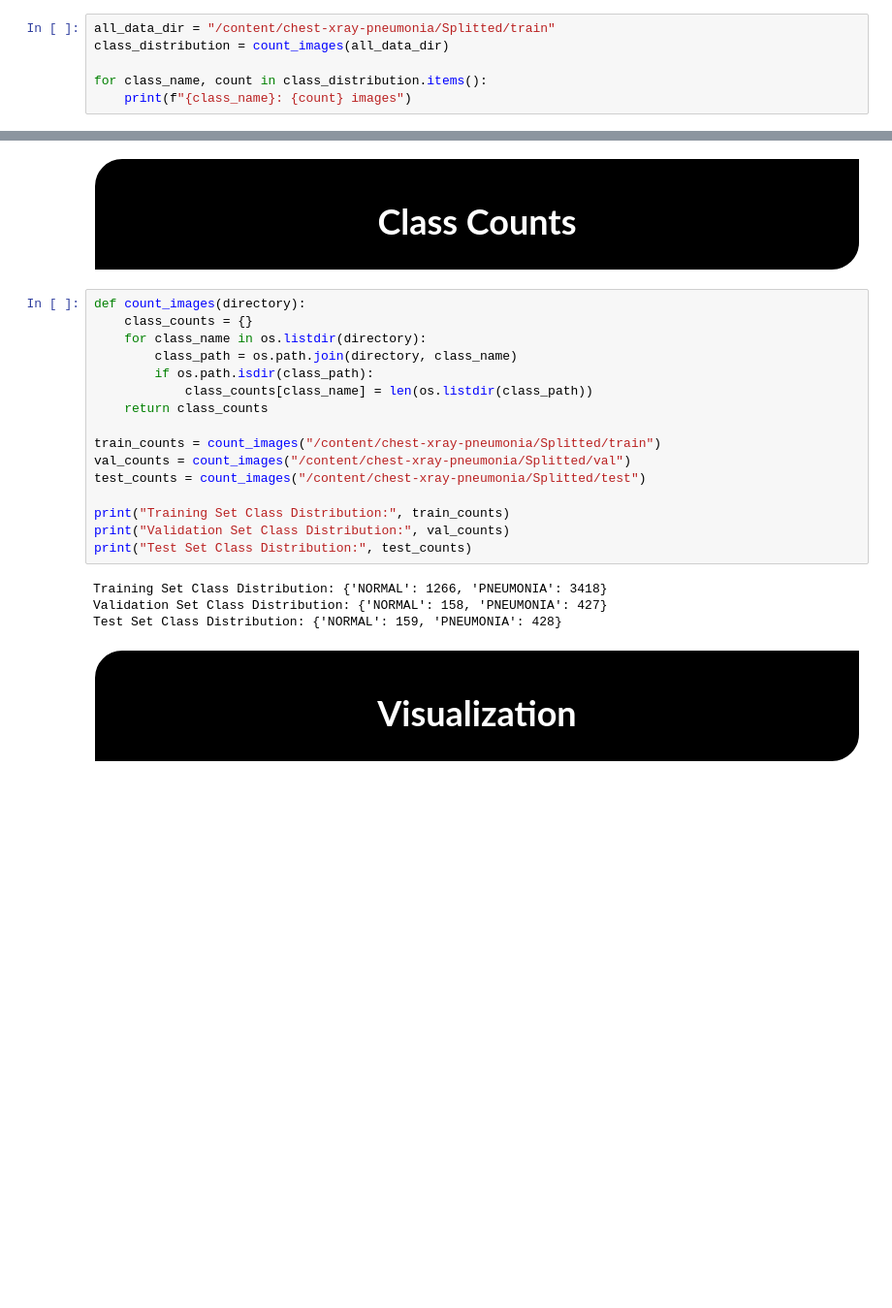
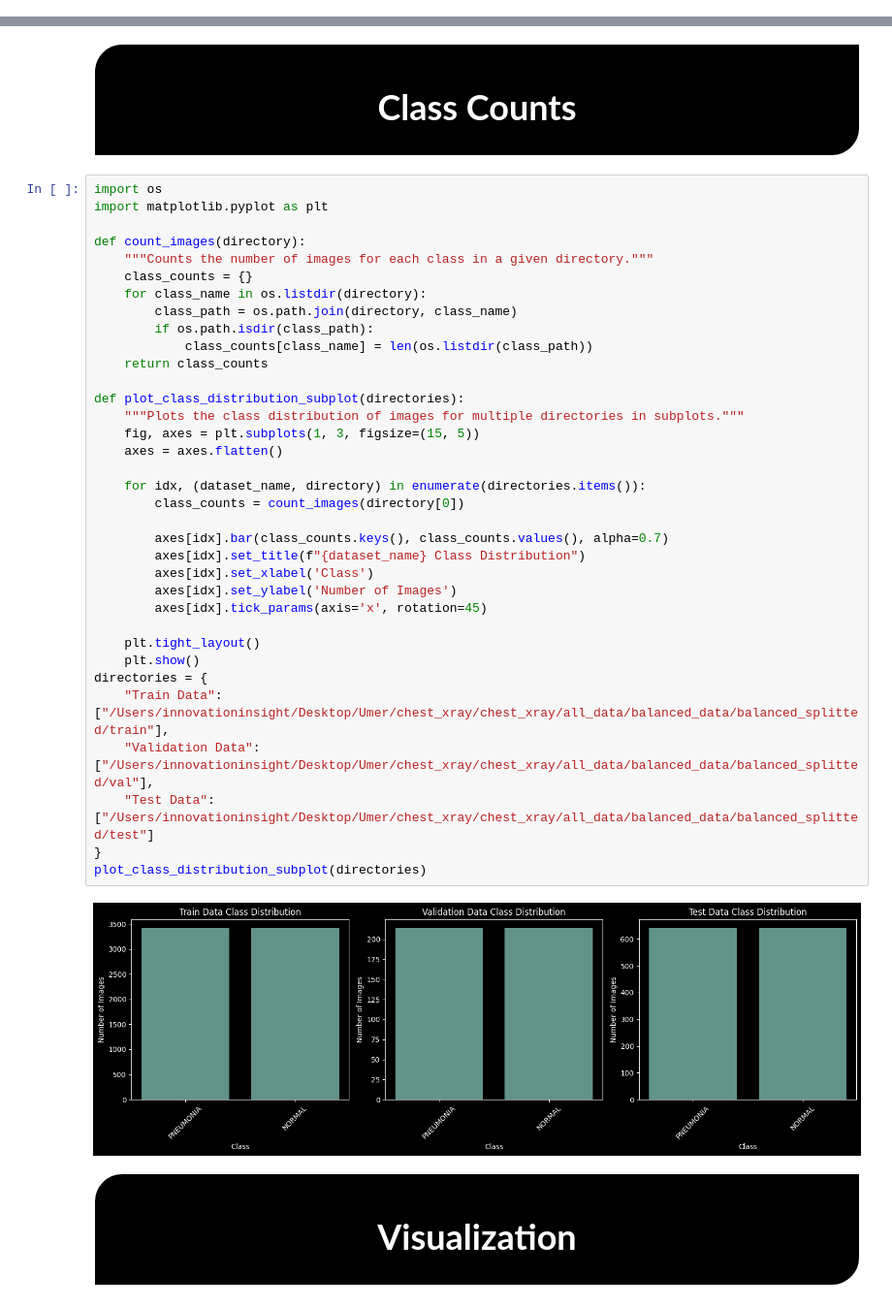
Before and after one commit to MuhammadUmerKhan/PneumoScan-AI-for-Pneumonia-Detection, a Jupyter notebook: ipynb/Pneumonia_detection.ipynb, the cells around one changed output, grey strips where cells are left out. Shown at 97% size. Saved outputs shown, nothing was run; the diff lists cells and outputs as text; blank space fills up the shorter version.

```diff
--- a/ipynb/Pneumonia_detection.ipynb
+++ b/ipynb/Pneumonia_detection.ipynb
@@ -197,6 +88,0 @@ def count_images(directory):
-# %%
-all_data_dir = "/content/chest-xray-pneumonia/Splitted/train"
-class_distribution = count_images(all_data_dir)
-
-for class_name, count in class_distribution.items():
-    print(f"{class_name}: {count} images")
@@ -283,26 +199,43 @@ Found 587 images belonging to 2 classes.
 
 </h1>
 </div>
-# %%
-def count_images(directory):
-    class_counts = {}
-    for class_name in os.listdir(directory):
-        class_path = os.path.join(directory, class_name)
-        if os.path.isdir(class_path):
-            class_counts[class_name] = len(os.listdir(class_path))
-    return class_counts
-
-train_counts = count_images("/content/chest-xray-pneumonia/Splitted/train")
-val_counts = count_images("/content/chest-xray-pneumonia/Splitted/val")
-test_counts = count_images("/content/chest-xray-pneumonia/Splitted/test")
-
-print("Training Set Class Distribution:", train_counts)
-print("Validation Set Class Distribution:", val_counts)
-print("Test Set Class Distribution:", test_counts)
-# %% [output]
-Training Set Class Distribution: {'NORMAL': 1266, 'PNEUMONIA': 3418}
-Validation Set Class Distribution: {'NORMAL': 158, 'PNEUMONIA': 427}
-Test Set Class Distribution: {'NORMAL': 159, 'PNEUMONIA': 428}
+# %%
+import os
+import matplotlib.pyplot as plt
+
+def count_images(directory):
+    """Counts the number of images for each class in a given directory."""
+    class_counts = {}
+    for class_name in os.listdir(directory):
+        class_path = os.path.join(directory, class_name)
+        if os.path.isdir(class_path):
+            class_counts[class_name] = len(os.listdir(class_path))
+    return class_counts
+
+def plot_class_distribution_subplot(directories):
+    """Plots the class distribution of images for multiple directories in subplots."""
+    fig, axes = plt.subplots(1, 3, figsize=(15, 5))
+    axes = axes.flatten()
+
+    for idx, (dataset_name, directory) in enumerate(directories.items()):
+        class_counts = count_images(directory[0])
+
+        axes[idx].bar(class_counts.keys(), class_counts.values(), alpha=0.7)
+        axes[idx].set_title(f"{dataset_name} Class Distribution")
+        axes[idx].set_xlabel('Class')
+        axes[idx].set_ylabel('Number of Images')
+        axes[idx].tick_params(axis='x', rotation=45)
+
+    plt.tight_layout()
+    plt.show()
+directories = {
+    "Train Data": ["/Users/innovationinsight/Desktop/Umer/chest_xray/chest_xray/all_data/balanced_data/balanced_splitted/train"],
+    "Validation Data": ["/Users/innovationinsight/Desktop/Umer/chest_xray/chest_xray/all_data/balanced_data/balanced_splitted/val"],
+    "Test Data": ["/Users/innovationinsight/Desktop/Umer/chest_xray/chest_xray/all_data/balanced_data/balanced_splitted/test"]
+}
+plot_class_distribution_subplot(directories)
+# %% [output]
+[figure, added]
 # %% [markdown]
 <div style="border-radius: 30px 0 30px 0px; border: 2px solid rgb(255, 255, 255); padding: 20px; background-color:rgb(0, 0, 0); text-align: center; box-shadow: 0px 2px 4px rgba(0, 0, 0); width: 60%; margin: auto;">
     <h1 style="color:rgb(255, 255, 255); text-shadow: 2px 2px 4px rgba(0, 0, 0); font-weight: bold; margin-bottom: 10px; font-size: 36px;">
```
Also changed, not shown: parts of 37 cells of this notebook, 3 other files.
